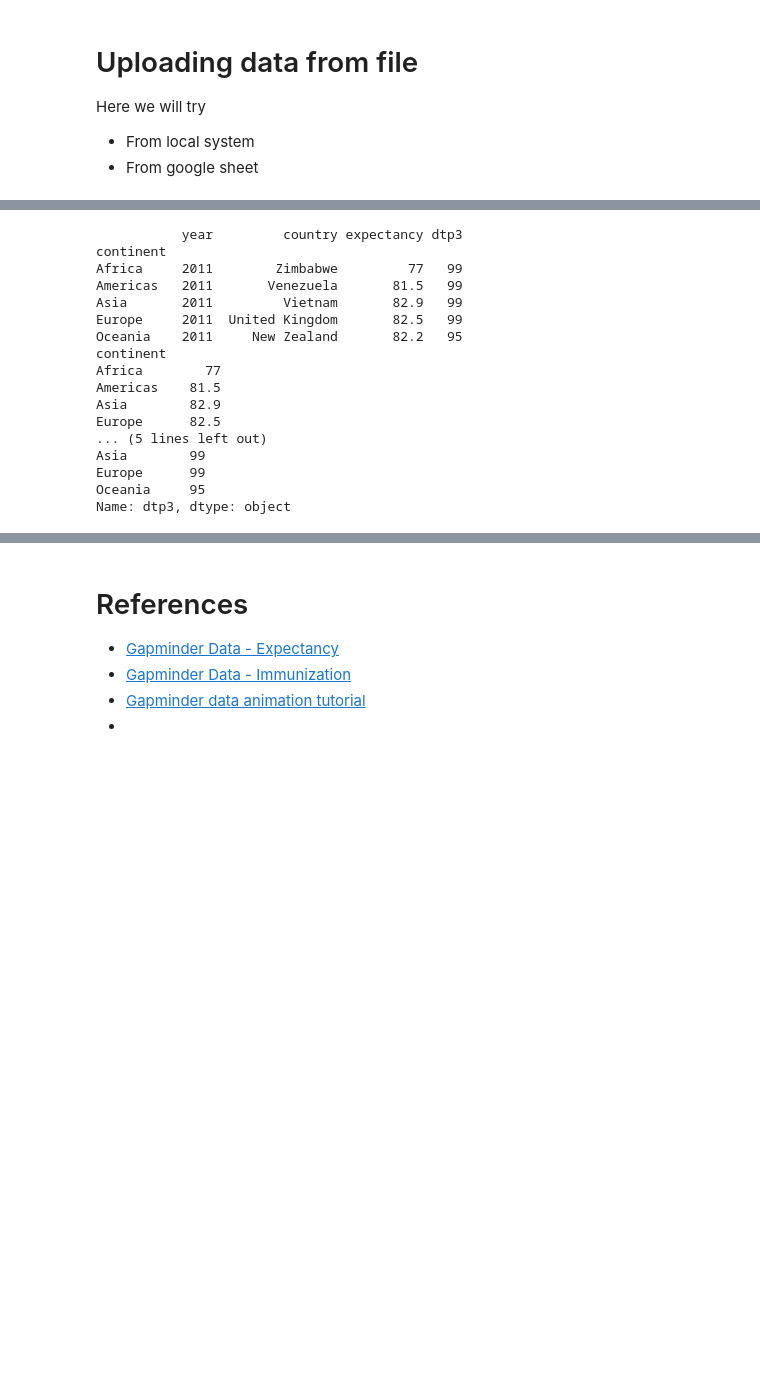
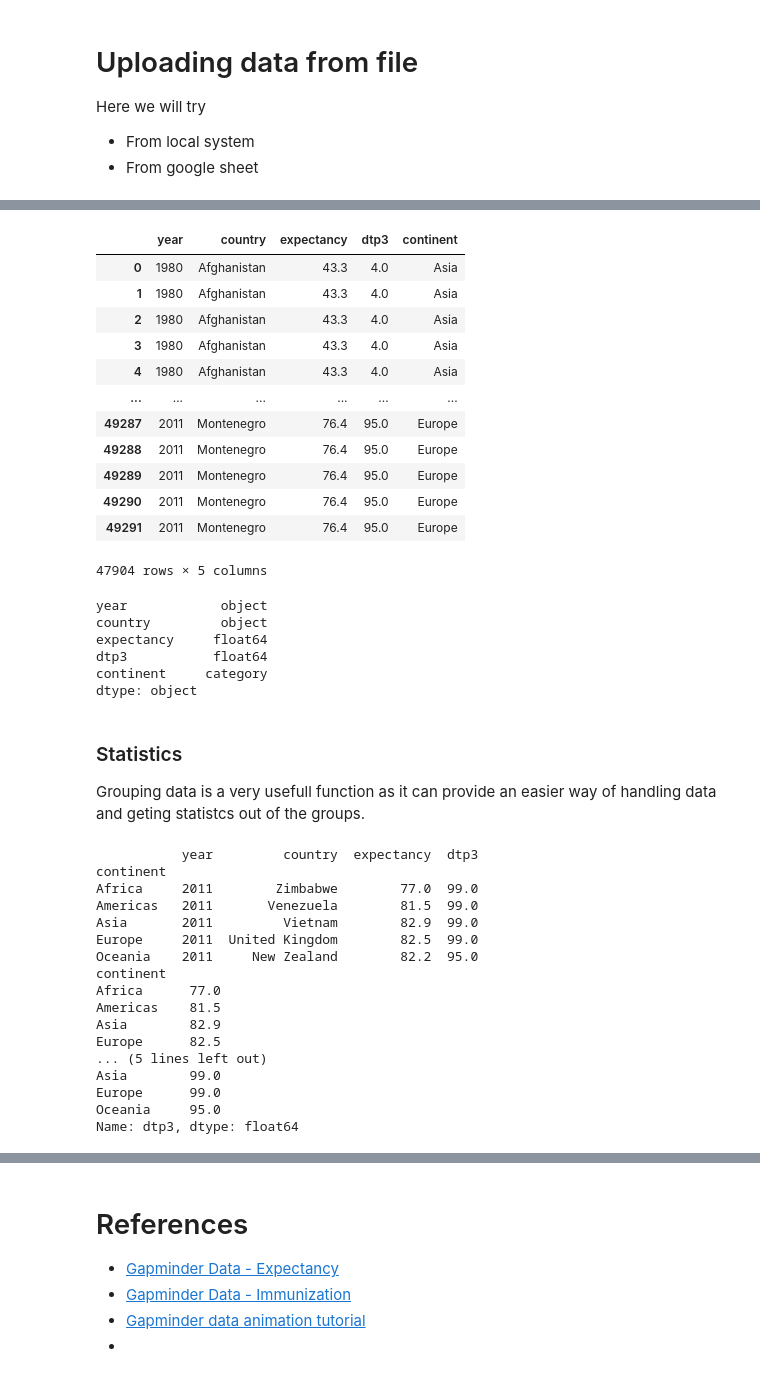
Before and after one commit to WeiweiBian/PythonTutorial, a Jupyter notebook: KarolinskaTutorial-Colab.ipynb, the cells around one changed output, grey strips where cells are left out. Drawn from its saved outputs; the diff is of its cells as text; code cells hidden in the pictures; blank space fills up the shorter version.

```diff
--- a/KarolinskaTutorial-Colab.ipynb
+++ b/KarolinskaTutorial-Colab.ipynb
@@ -194,5 +211,5 @@ lifeExpectancy.rename(columns={ lifeExpectancy.columns[0]: "expectancy" }, inpla
 # %%
 lifeExpectancy
 # %%
-# uploaded = files.upload() # create field that allows to apload data file and asign it to the uploaded variable (PLEASE only select the file indicated bellow!)
-# immunization = pd.read_csv(io.BytesIO(uploaded['dtp3_immunized_percent_of_one_year_olds.csv']))
+uploaded = files.upload() # create field that allows to apload data file and asign it to the uploaded variable (PLEASE only select the file indicated bellow!)
+immunization = pd.read_csv(io.BytesIO(uploaded['dtp3_immunized_percent_of_one_year_olds.csv'])) #read the uploaded file to a df
@@ -199,10 +219,2 @@ lifeExpectancy
-# %%
-gc = gspread.authorize(GoogleCredentials.get_application_default()) #access the google sheets
-
-worksheet = gc.open('dtp3_immunized_percent_of_one_year_olds').sheet1 #get access to the specific sheet
-
-rows = worksheet.get_all_values()# get_all_values gives a list of rows.
-
-immunization = pd.DataFrame.from_records(rows) #turn the data into a dataframe
 # %%
 immunization
@@ -209,5 +234,0 @@ immunization
-# %%
-immunization = immunization.reset_index(drop=True) #reset the index
-immunization.columns = immunization.iloc[0] #use the first row as column names
-immunization = immunization.drop(immunization.index[0]) #delete the first row (the one used for names)
-immunization = immunization.reset_index(drop=True) #reset the index
@@ -236,25 +284,54 @@ data = data.merge(demographics, how='outer', on='country').dropna()
+# %%
+data
+# %% [output]
+|  | year | country | expectancy | dtp3 | continent |
+| 0 | 1980 | Afghanistan | 43.3 | 4.0 | Asia |
+| 1 | 1980 | Afghanistan | 43.3 | 4.0 | Asia |
+| 2 | 1980 | Afghanistan | 43.3 | 4.0 | Asia |
+| 3 | 1980 | Afghanistan | 43.3 | 4.0 | Asia |
+| 4 | 1980 | Afghanistan | 43.3 | 4.0 | Asia |
+| ... | ... | ... | ... | ... | ... |
+| 49287 | 2011 | Montenegro | 76.4 | 95.0 | Europe |
+| 49288 | 2011 | Montenegro | 76.4 | 95.0 | Europe |
+| 49289 | 2011 | Montenegro | 76.4 | 95.0 | Europe |
+| 49290 | 2011 | Montenegro | 76.4 | 95.0 | Europe |
+| 49291 | 2011 | Montenegro | 76.4 | 95.0 | Europe |
+47904 rows × 5 columns
+# %%
+data.dtypes
+# %% [output]
+year            object
+country         object
+expectancy     float64
+dtp3           float64
+continent     category
+dtype: object
 # %%
 data.dtp3 = pd.to_numeric(data.dtp3)
 data.expectancy = pd.to_numeric(data.expectancy)
+# %% [markdown]
+### Statistics
+
+Grouping data is a very usefull function as it can provide an easier way of handling data and geting statistcs out of the groups.
 # %%
-print(data.groupby(['continent']).max())
-print(data.groupby(['continent']).expectancy.max() )
-print(data.groupby(['continent']).dtp3.max() )
+print(data.groupby(['continent']).max()) #find the max of each column for each continent
+print(data.groupby(['continent']).expectancy.max()) #find the max of the life expectancy for each continent
+print(data.groupby(['continent']).dtp3.min()) #find the min of the immunization data for each continent
 # %% [output]
-           year         country expectancy dtp3
+           year         country  expectancy  dtp3
 continent
-Africa     2011        Zimbabwe         77   99
-Americas   2011       Venezuela       81.5   99
-Asia       2011         Vietnam       82.9   99
-Europe     2011  United Kingdom       82.5   99
-Oceania    2011     New Zealand       82.2   95
+Africa     2011        Zimbabwe        77.0  99.0
+Americas   2011       Venezuela        81.5  99.0
+Asia       2011         Vietnam        82.9  99.0
+Europe     2011  United Kingdom        82.5  99.0
+Oceania    2011     New Zealand        82.2  95.0
 continent
-Africa        77
+Africa      77.0
 Americas    81.5
 Asia        82.9
 Europe      82.5
 ... (5 lines left out)
-Asia        99
-Europe      99
-Oceania     95
-Name: dtp3, dtype: object
+Asia        99.0
+Europe      99.0
+Oceania     95.0
+Name: dtp3, dtype: float64
```
Also changed, not shown: parts of 25 cells of this notebook.
